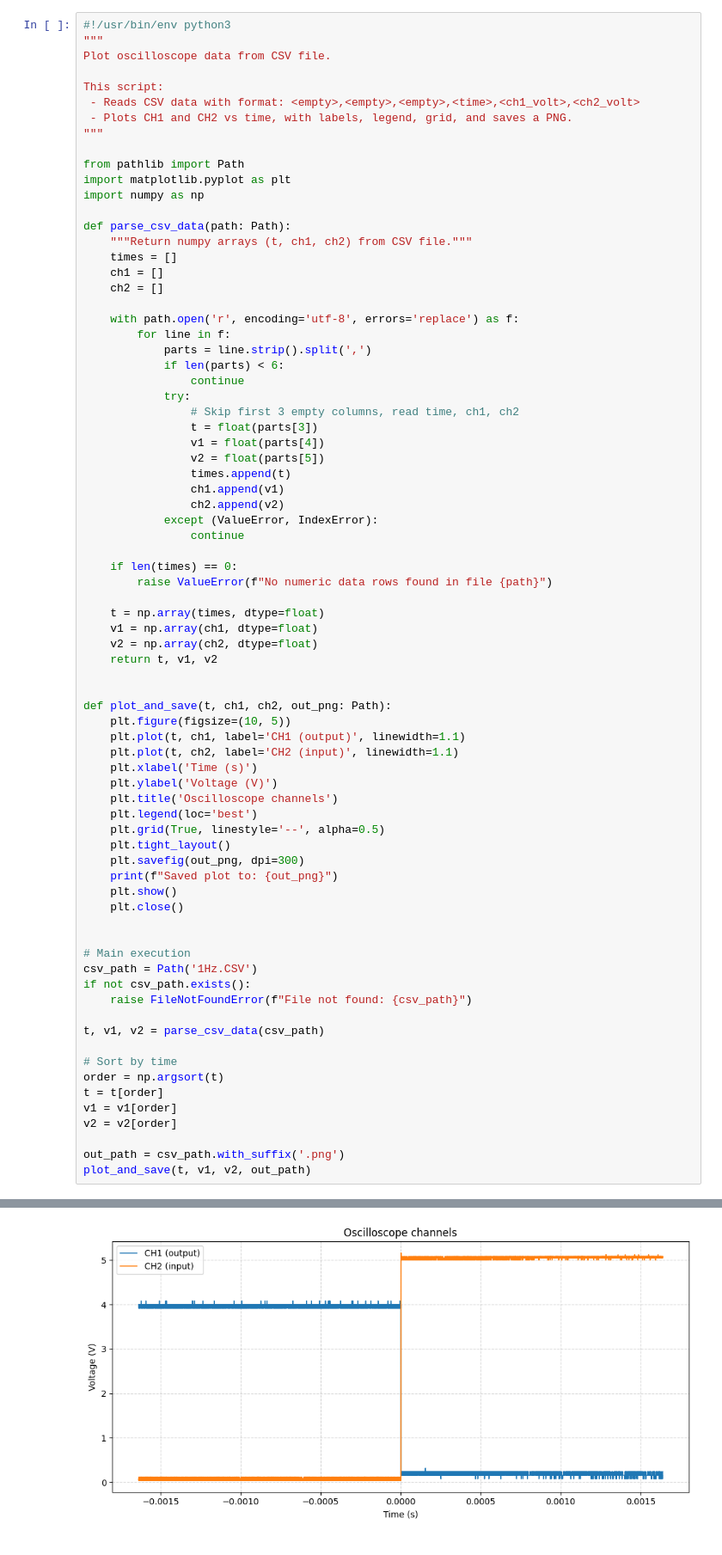
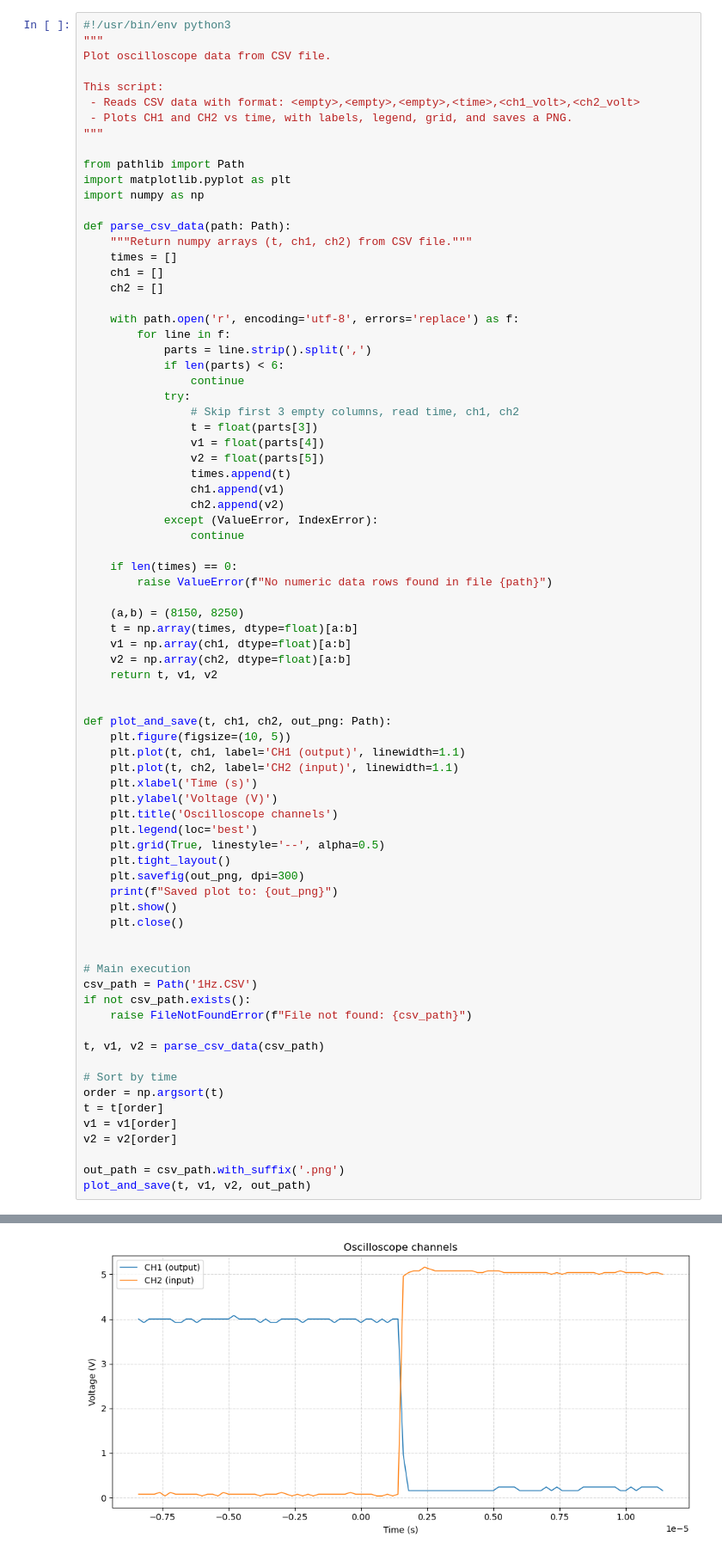
Before and after one commit to peti12352/physeng_lab_reports, a Jupyter notebook: courses/electronics/M4_logic/plot.ipynb, the cells around one changed output, grey strips where cells are left out. Shown at 86% size. Saved outputs shown, nothing was run; the diff lists cells and outputs as text.

Commit message:
frequency dependent rise and fall time. finish report.

```diff
--- a/courses/electronics/M4_logic/plot.ipynb
+++ b/courses/electronics/M4_logic/plot.ipynb
@@ -37,9 +37,10 @@ def parse_csv_data(path: Path):
     if len(times) == 0:
         raise ValueError(f"No numeric data rows found in file {path}")
 
-    t = np.array(times, dtype=float)
-    v1 = np.array(ch1, dtype=float)
-    v2 = np.array(ch2, dtype=float)
+    (a,b) = (8150, 8250)
+    t = np.array(times, dtype=float)[a:b]
+    v1 = np.array(ch1, dtype=float)[a:b]
+    v2 = np.array(ch2, dtype=float)[a:b]
     return t, v1, v2
 
 
@@ -49,31 +50,31 @@ def plot_and_save(t, ch1, ch2, out_png: Path):
     plt.plot(t, ch2, label='CH2 (input)', linewidth=1.1)
     plt.xlabel('Time (s)')
     plt.ylabel('Voltage (V)')
     plt.title('Oscilloscope channels')
     plt.legend(loc='best')
     plt.grid(True, linestyle='--', alpha=0.5)
     plt.tight_layout()
     plt.savefig(out_png, dpi=300)
     print(f"Saved plot to: {out_png}")
     plt.show()
     plt.close()
 
 
 # Main execution
 csv_path = Path('1Hz.CSV')
 if not csv_path.exists():
     raise FileNotFoundError(f"File not found: {csv_path}")
 
 t, v1, v2 = parse_csv_data(csv_path)
 
 # Sort by time
 order = np.argsort(t)
 t = t[order]
 v1 = v1[order]
 v2 = v2[order]
 
 out_path = csv_path.with_suffix('.png')
 plot_and_save(t, v1, v2, out_path)
 # %% [output]
 Saved plot to: 1Hz.png
-[figure, old version]
+[figure, new version]
```
Also changed, not shown: parts of 3 cells of this notebook, 6 other files.
